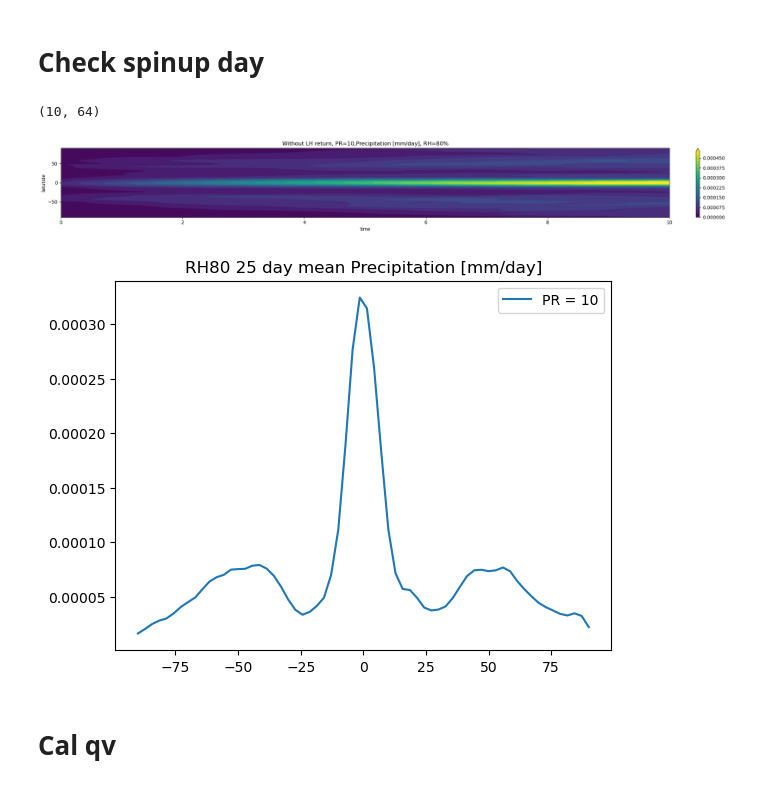
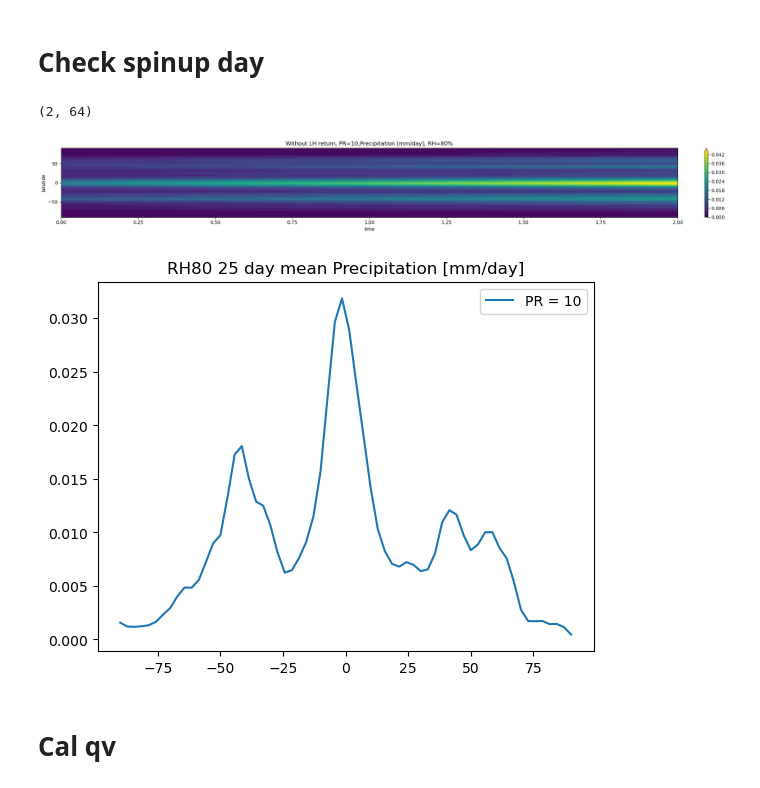
Before and after one commit to PeterChang1023/Dycore_beginner, a Jupyter notebook: dycore/IdealizeSpetral.jl/exp/HSt42/check_spinupday.ipynb, the cells around one changed output. Drawn from its saved outputs; the diff is of its cells as text; code cells hidden in the pictures.

```diff
--- a/dycore/IdealizeSpetral.jl/exp/HSt42/check_spinupday.ipynb
+++ b/dycore/IdealizeSpetral.jl/exp/HSt42/check_spinupday.ipynb
@@ -134,11 +134,16 @@ class Dycore:
         return self.t_mean
 
     def cal_diff(self):
-
-        return np.nanmean(self.factor3, axis=(1,3))
+        zonal_mean = np.zeros(((self.factor3.shape[0],self.factor3.shape[2],self.factor3.shape[3])))
+        for i in range(1,20):
+            zonal_mean[:,:,:] += 1/self.g * self.factor3[:,i,:,:] * (self.p_half[:,i+1,:,:] - self.p_half[:,i,:,:])
+        # self.Prec[:, 0,:,:] = 1/self.g * self.condensation_rate_xyzt[:, 0,:,:] * (self.p_half[:, 1,:,:] - self.p_half[:, 0,:,:])
+        # self.Prec[:,-1,:,:] = 1/self.g * self.condensation_rate_xyzt[:,-1,:,:] * (self.p_half[:,-1,:,:] - self.p_half[:,-2,:,:])
+        # zonal_mean = np.nanmean(self.factor3, axis=(0))
+        return np.nanmean(zonal_mean, axis=(2))
 # %%
-file = "test_all.dat"
-time = np.linspace(0,10,10)
+file = "test_final.dat"
+time = np.linspace(0,2,2)
 y    = np.linspace(-90,90,64)
 
 yy, tt = np.meshgrid(y,time)
@@ -177,36 +182,36 @@ for pr in range(10,20,10):
 
 plt.tight_layout()
 # plt.savefig("Without LH return precipitation.png", dpi=300., bbox_inches='tight')
 plt.show()
 ###############################################################################
 ### cooridate
 x  = np.linspace(-180,180,128)
 y  = np.linspace(-90,90,64)
 xd = np.deg2rad(x)
 yd = np.deg2rad(y)
 
 # WARNING: cos(-90) would be zero, doing this preventing it from divide by zero.
 cy     = np.cos(yd)
 cy[0]  = np.nan
 cy[-1] = np.nan
 
 plt.figure(dpi=100.)
 plt.title("RH80 25 day mean Precipitation [mm/day]")
 
 for pr in range(10,20,10):
     # file  = f"1600day_HS_front_RH50_PR{pr}_PRRELAX86400_with_w_all.dat"# f"HS_front_RH50_PR10_PRRELAX86400_with_w_all.dat" # ./outputs/withprecip/
     # file = f"PR{pr}_200day_test_ice_all.dat"
     # file = "300day_RH80_PR10_test_vertical_advection_revised_all.dat"
     dycore = Dycore(file)
     Prec   = dycore.cal_diff()
     Prec_mean  = np.nanmean(Prec[:,:], axis=0)
     plt.plot(y, Prec_mean * int(pr), label=f"PR = {pr}")
 plt.legend()
 plt.show()
 # %% [output]
-(10, 64)
+(2, 64)
-[figure, old version]
+[figure, new version]
-[figure, old version]
+[figure, new version]
 # %% [markdown]
 # Cal qv
 # %%
```
Also changed, not shown: parts of 10 cells of this notebook, 3 other files.
